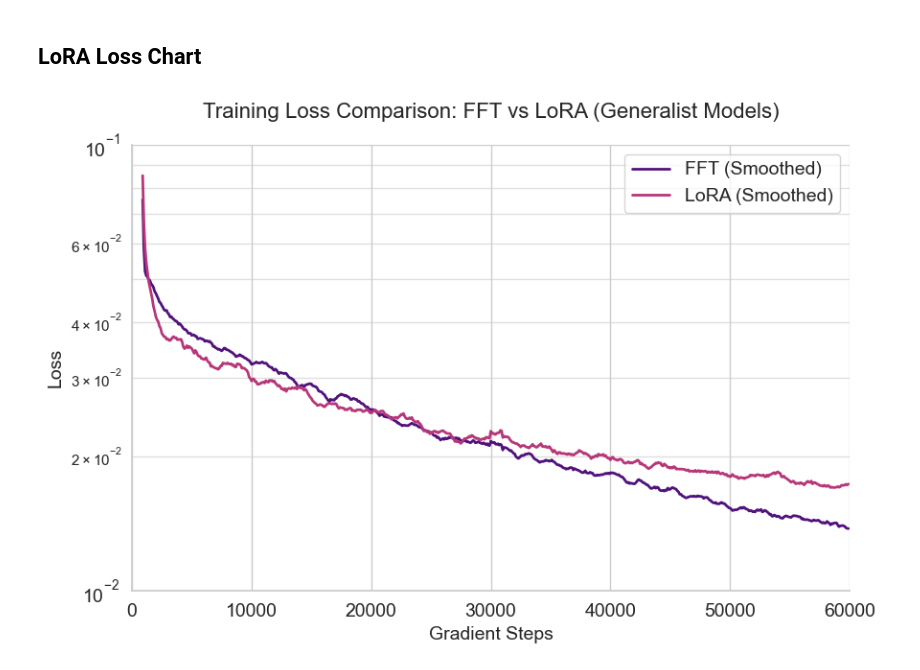
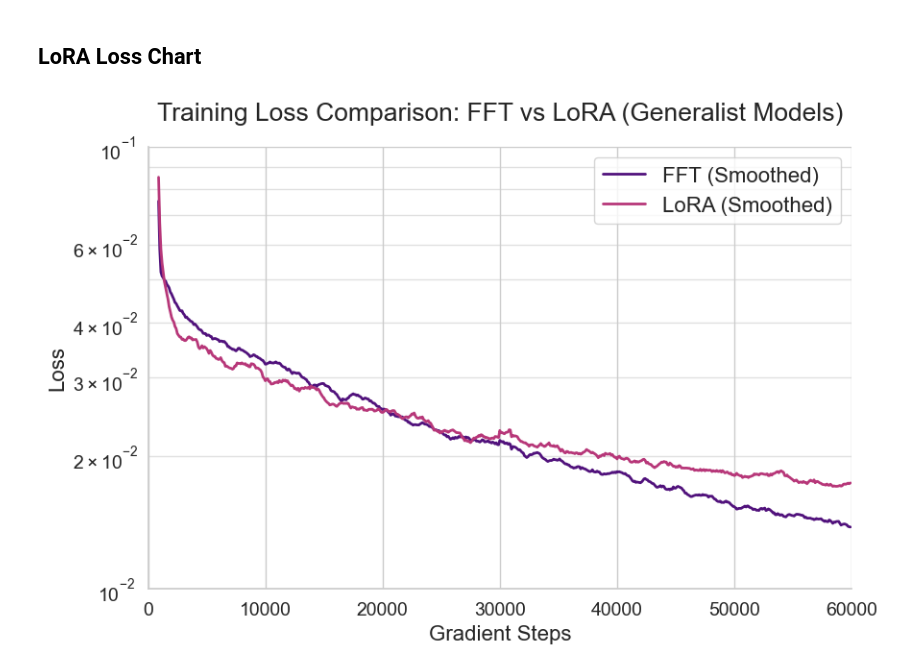
Before and after one commit to F-Fer/lerobot_ur5e_gello, a Jupyter notebook: notebooks/loss_charts.ipynb, the cells around one changed output. Saved outputs shown, nothing was run; the diff lists cells and outputs as text; code cells hidden in the pictures.

```diff
--- a/notebooks/loss_charts.ipynb
+++ b/notebooks/loss_charts.ipynb
@@ -7,8 +7,9 @@ import matplotlib.ticker as mticker
 # Set the style
 sns.set_theme(style="whitegrid", rc={"axes.grid": True})
 plt.rcParams.update({'font.size': 12})
-font_size = 14
-font_size_large = 16
+font_size = 16
+font_size_large = 19
+font_size_ticks = 14
 
 # Get the exact colors from the 'magma' palette to match your other notebook
 # FFT (Purple) and LoRA (Coral)
@@ -39,29 +40,28 @@ df_fft['loss_smoothed'] = df_fft[fft_col].rolling(window=10).mean()
 # %%
 # Plot
 plt.figure(figsize=(9, 6))
 
 # Plot FFT (Purple)
 # sns.lineplot(data=df_fft, x="Step", y=fft_col, color=color_fft, alpha=0.1, linewidth=0.8)
 sns.lineplot(data=df_fft, x="Step", y="loss_smoothed", color=color_fft, linewidth=2, label='FFT (Smoothed)')
 
 # Plot LoRA (Coral)
 # sns.lineplot(data=df_lora, x="Step", y=lora_col, color=color_lora, alpha=0.1, linewidth=0.8)
 sns.lineplot(data=df_lora, x="Step", y="loss_smoothed", color=color_lora, linewidth=2, label='LoRA (Smoothed)')
 
 plt.title("Training Loss Comparison: FFT vs LoRA (Generalist Models)", pad=20, fontsize=font_size_large)
 plt.xlabel("Gradient Steps", fontsize=font_size)
 plt.ylabel("Loss", fontsize=font_size)
 plt.yscale('log')
 plt.xlim(0, 60000)
 plt.ylim(1e-2, 1e-1)
 ax = plt.gca()
 ax.minorticks_on()
 ax.grid(True, which='minor', axis='y', linewidth=1, alpha=0.6)
-plt.xticks(fontsize=font_size)
-plt.yticks(fontsize=font_size)
+ax.tick_params(axis='both', which='both', labelsize=font_size_ticks)
 plt.legend(frameon=True, loc='upper right', fontsize=font_size)
 sns.despine()
 plt.tight_layout()
 plt.show()
 # %% [output]
-[figure, old version]
+[figure, new version]
```
Also changed, not shown: 1 other file.
